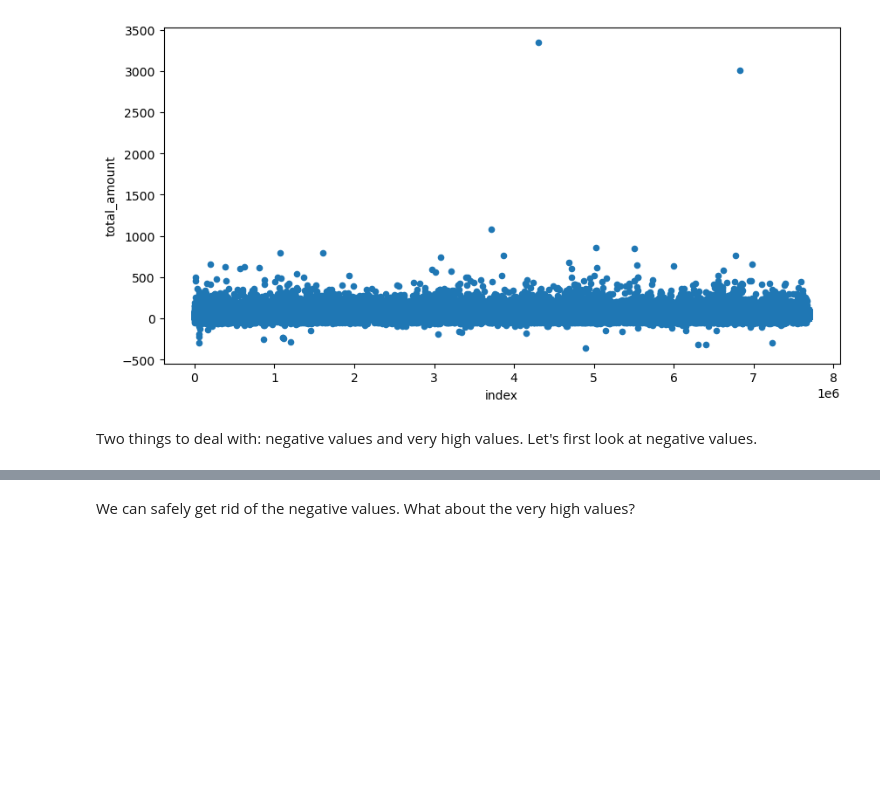
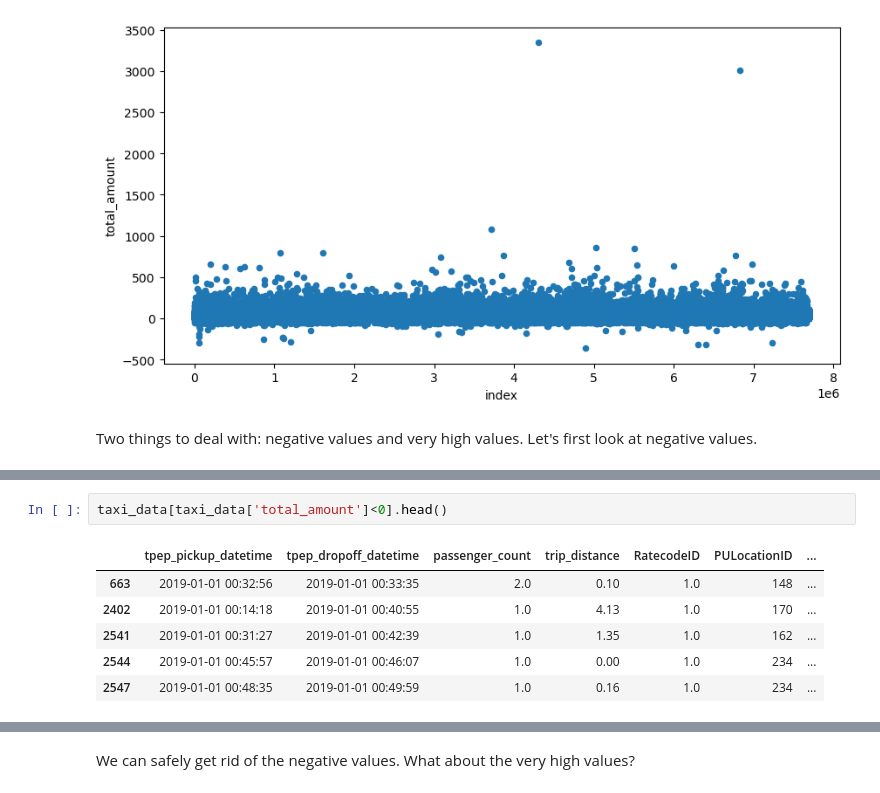
Before and after one commit to Alfej/Taxi-Data-Analysis, a Jupyter notebook: Presentable Notebook.ipynb, the cells around one changed output, grey strips where cells are left out. Cells and saved outputs as stored; diff of their text form; blank space fills up the shorter version.

```diff
--- a/Presentable Notebook.ipynb
+++ b/Presentable Notebook.ipynb
@@ -109,0 +117,9 @@ Two things to deal with: negative values and very high values. Let's first look
+# %%
+taxi_data[taxi_data['total_amount']<0].head()
+# %% [output]
+|  | tpep_pickup_datetime | tpep_dropoff_datetime | passenger_count | trip_distance | RatecodeID | PULocationID | ... |
+| 663 | 2019-01-01 00:32:56 | 2019-01-01 00:33:35 | 2.0 | 0.10 | 1.0 | 148 | ... |
+| 2402 | 2019-01-01 00:14:18 | 2019-01-01 00:40:55 | 1.0 | 4.13 | 1.0 | 170 | ... |
+| 2541 | 2019-01-01 00:31:27 | 2019-01-01 00:42:39 | 1.0 | 1.35 | 1.0 | 162 | ... |
+| 2544 | 2019-01-01 00:45:57 | 2019-01-01 00:46:07 | 1.0 | 0.00 | 1.0 | 234 | ... |
+| 2547 | 2019-01-01 00:48:35 | 2019-01-01 00:49:59 | 1.0 | 0.16 | 1.0 | 234 | ... |
```
Also changed, not shown: parts of 9 cells of this notebook.
